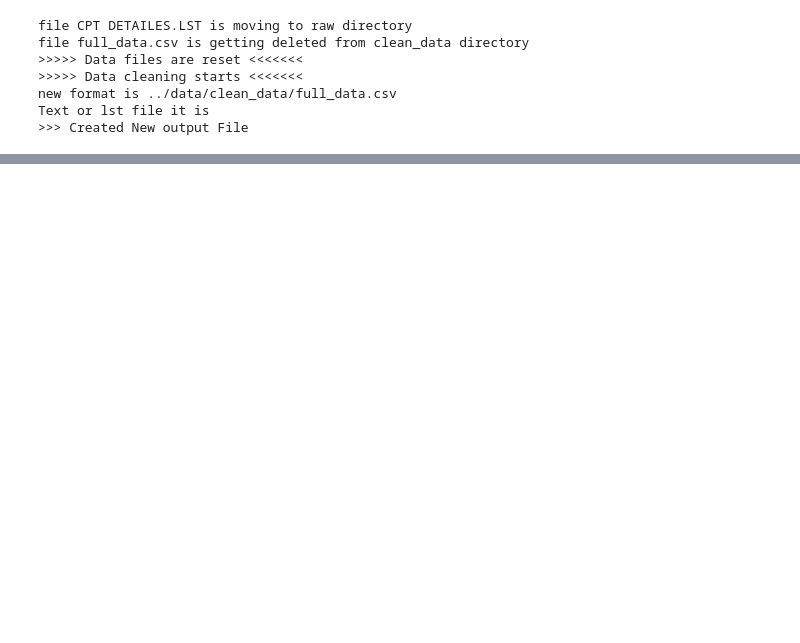
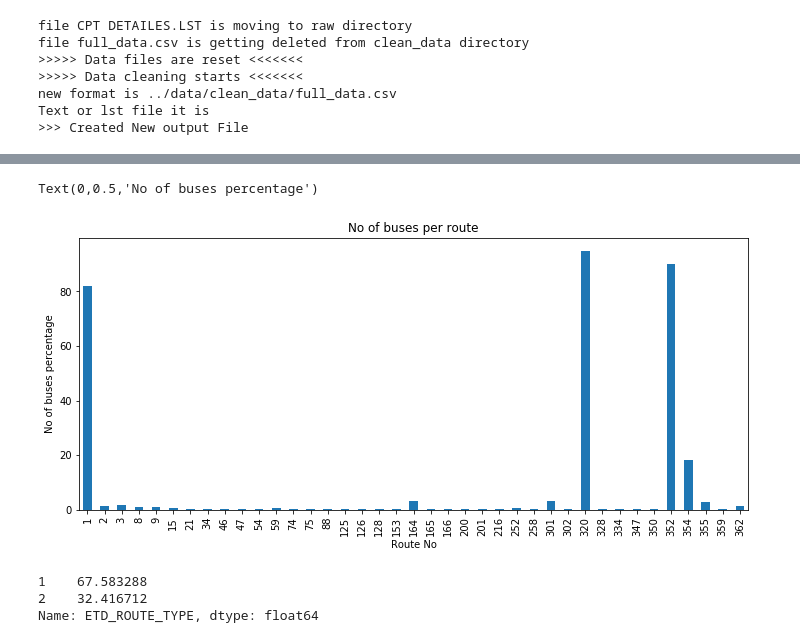
Before and after one commit to vaibhavmaurya/BusAndTicketsOptimization, a Jupyter notebook: notebooks/Untitled.ipynb, the cells around one changed output, grey strips where cells are left out. Saved outputs shown, nothing was run; the diff lists cells and outputs as text; code cells hidden in the pictures; blank space fills up the shorter version.

```diff
--- a/notebooks/Untitled.ipynb
+++ b/notebooks/Untitled.ipynb
@@ -28,6 +29,6 @@ import matplotlib.pyplot as plt
 %matplotlib inline
 # %%
-df = pd.read_csv('../data/clean_data/full_data.csv')
+df = pd.read_csv('../data/clean_data/full_data.csv', parse_dates={'ETD_DATETIME':['ETD_DATE','ETD_TD_TIME']})
 # %%
 df.info()
 # %% [output]
@@ -50,0 +138,16 @@ memory usage: 32.9+ MB
+# %%
+((df.groupby("ETD_ROUTE_NO").ETD_WAYBILL_NO.nunique() / df["ETD_WAYBILL_NO"].nunique())*100).plot(
+    kind='bar', figsize=(12,5), title="No of buses per route"
+)
+plt.xlabel("Route No")
+plt.ylabel("No of buses percentage")
+# %% [output]
+Text(0,0.5,'No of buses percentage')
+[figure, added]
+# %%
+# Type of routes and tickets on these route types
+df["ETD_ROUTE_TYPE"].value_counts(normalize=True)*100
+# %% [output]
+1    67.583288
+2    32.416712
+Name: ETD_ROUTE_TYPE, dtype: float64
```
Also changed, not shown: parts of 26 cells of this notebook, 4 other files.
